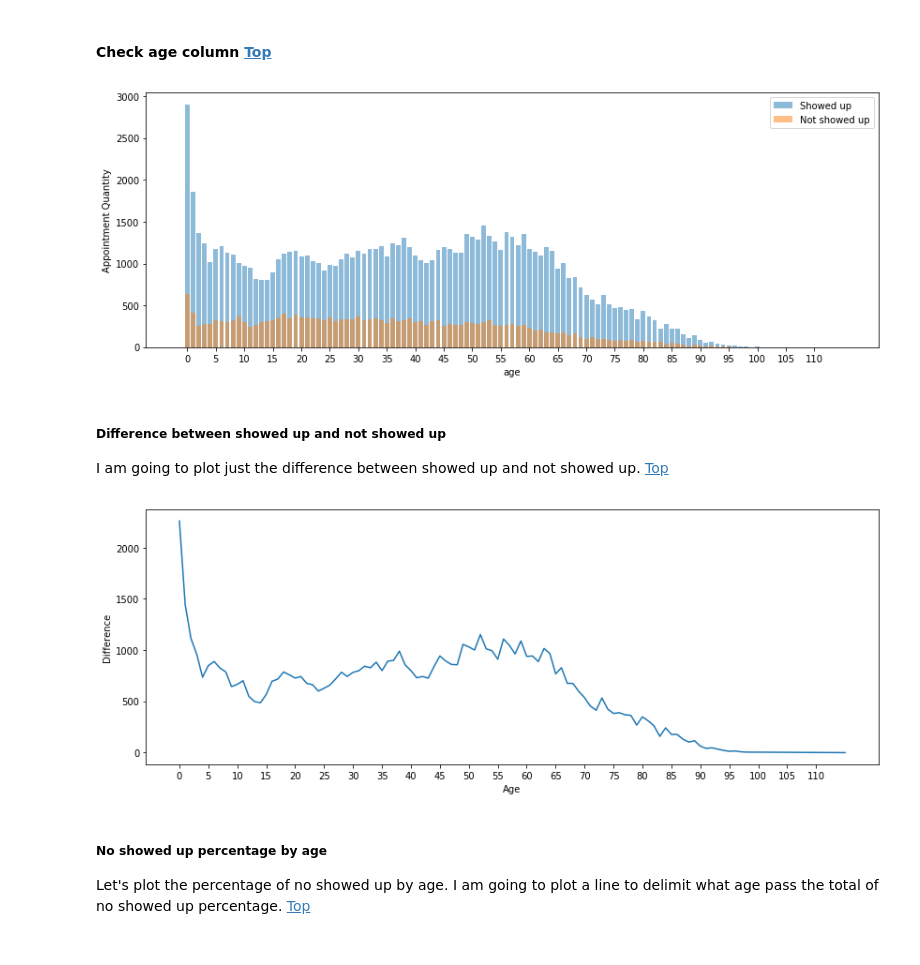
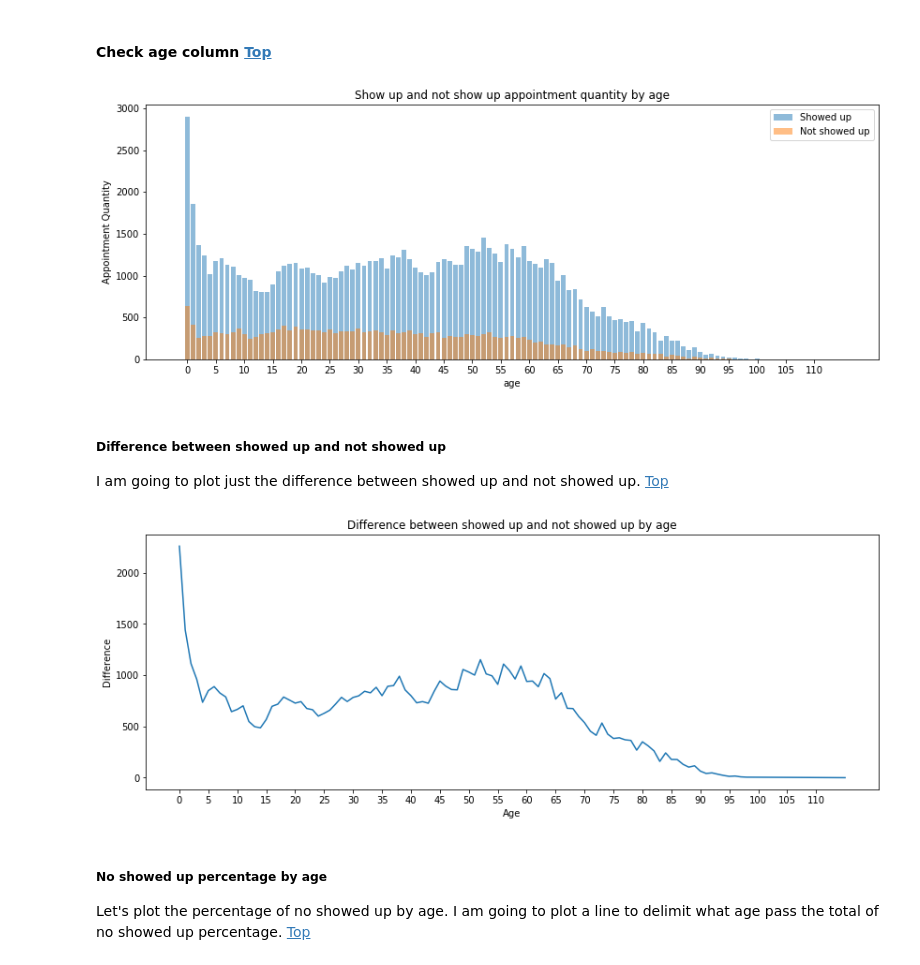
Before and after one commit to alexandregpereira/brasilmigue, a Jupyter notebook: brasil_migue_results.ipynb, the cells around one changed output. Drawn from its saved outputs; the diff is of its cells as text; code cells hidden in the pictures.

```diff
--- a/brasil_migue_results.ipynb
+++ b/brasil_migue_results.ipynb
@@ -674,10 +674,11 @@ df_showed_up.head(4)
 # %%
 plt.figure(figsize=(14, 5))
 brm.build_column_bar_chart(plt, df_showed_up, df_not_showed_up, 'age')
 plt.xticks(np.arange(df_showed_up.age.min()+1, df_showed_up.age.max(), 5))
+plt.title('Show up and not show up appointment quantity by age')
 plt.show()
 # %% [output]
-[figure, old version]
+[figure, new version]
 # %% [markdown]
 ##### Difference between showed up and not showed up <a id='wd_age'/>
 I am going to plot just the difference between showed up and not showed up. <a href='#topo'>Top</a>
@@ -688,9 +689,10 @@ plt.plot(count_dif.keys(), count_dif.values)
 plt.xticks(np.arange(min(count_dif.keys()), max(count_dif.keys()), 5))
 plt.ylabel('Difference')
 plt.xlabel('Age')
+plt.title('Difference between showed up and not showed up by age')
 plt.show()
 # %% [output]
-[figure, old version]
+[figure, new version]
 # %% [markdown]
 ##### No showed up percentage by age <a id='wn_age'/>
 Let's plot the percentage of no showed up by age. I am going to plot a line to delimit what age pass the total of no showed up percentage. <a href='#topo'>Top</a>
```
Also changed, not shown: parts of 21 cells of this notebook, 1 other file.
